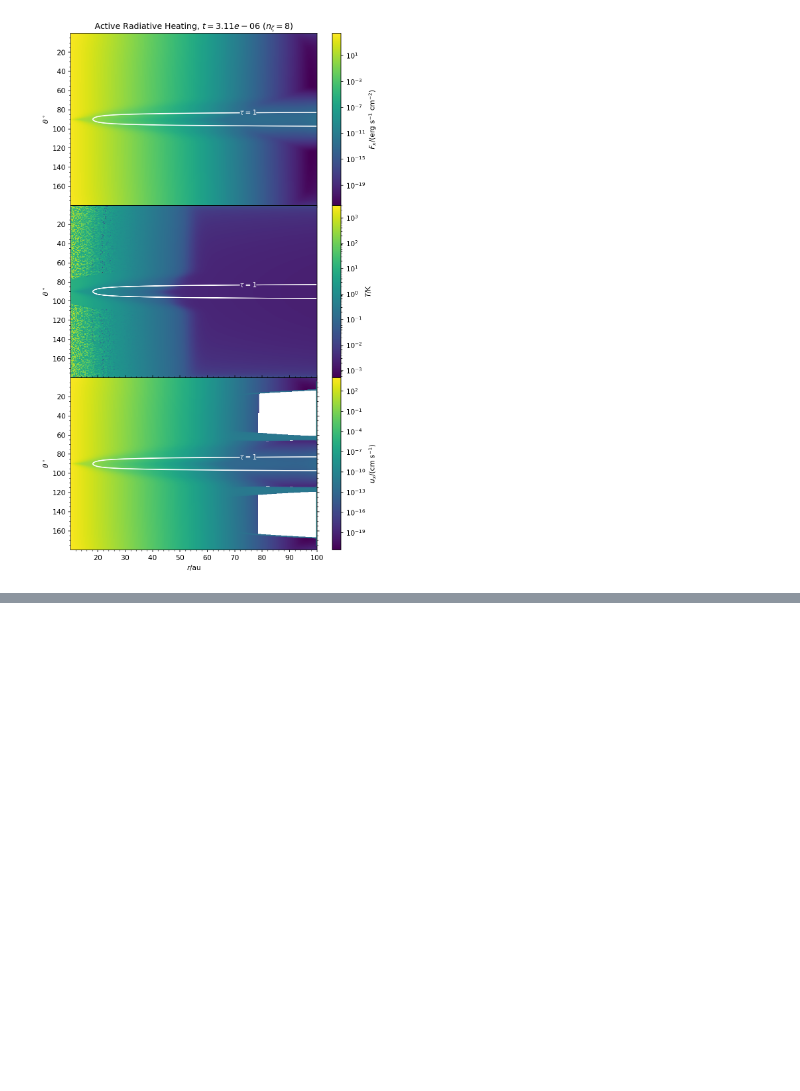
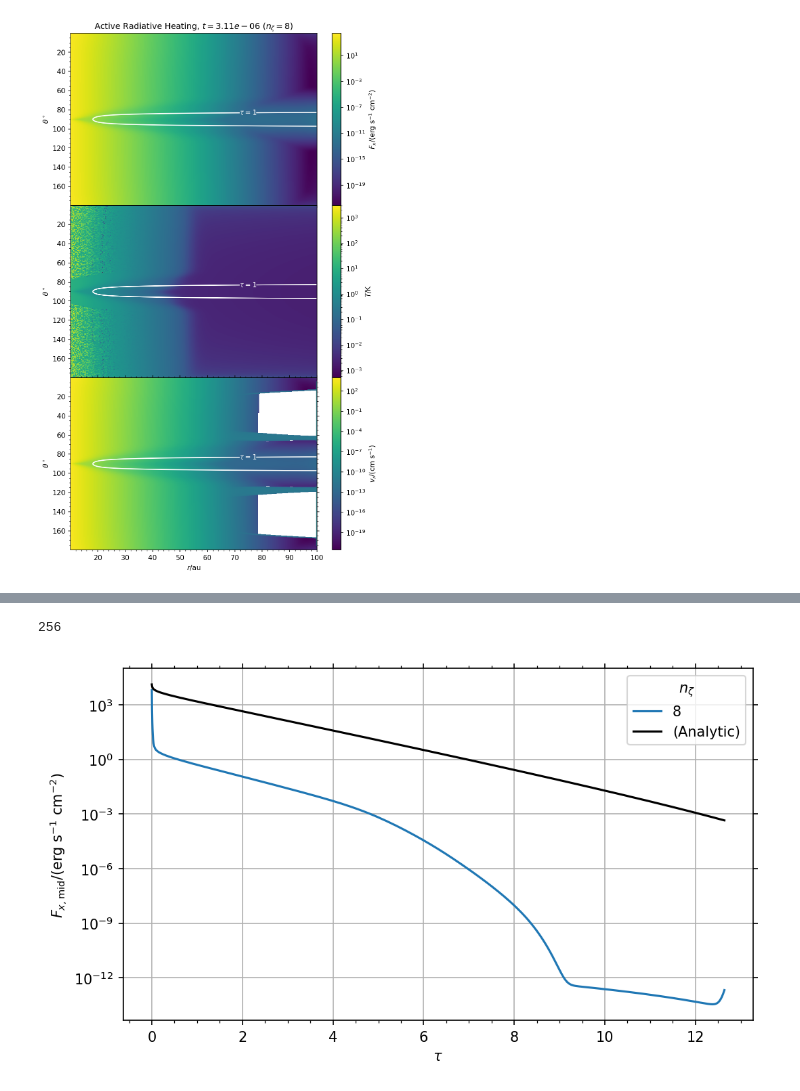
Before and after one commit to sabaronett/rad-hydro, a Jupyter notebook: athena/dev/const_opac/ConstantOpacity_Athena++.ipynb, the cells around one changed output, grey strips where cells are left out. Cells and saved outputs as stored; diff of their text form; code cells hidden in the pictures; blank space fills up the shorter version.

```diff
--- a/athena/dev/const_opac/ConstantOpacity_Athena++.ipynb
+++ b/athena/dev/const_opac/ConstantOpacity_Athena++.ipynb
@@ -515,35 +535,38 @@ import numpy as np
 au = 1.495978707e13 # [cm]
 rad2deg = 180/np.pi
 
-problem_id = 'single_ray_tracing'
-nzetas = [8, 16, 32, 64, 128, 256, 512, 1024]
+problem_id = 'const_opac'
+nzetas = [8]
 fig, ax = plt.subplots(figsize=(8, 4.5), dpi=150)
 
 # Read and plot Athena++ solutions
 for z, nzeta in enumerate(nzetas):
     path = f'nzeta{nzeta}'
     athinput = athena_read.athinput(f'{path}/athinput.{problem_id}')
     length_unit = athinput['radiation']['length_unit']
     L_au = length_unit/au
     athdf = athena_read.athdf(f'{path}/athdf/{problem_id}.out1.00001.athdf')
     Fr1 = athdf['Fr1'][0]
     dr = (athinput['mesh']['x1max'] - athinput['mesh']['x1min'])\
          /athinput['mesh']['nx1']
     dtau = athdf['Sigma_a_0'][0]*dr
     tau_field  = np.cumsum(dtau, axis=1)
     j_mid = athinput['mesh']['nx2']//2
     ax.plot(tau_field[j_mid, :], Fr1[j_mid, :], label=nzeta)
 
 # Plot analytic solution
 j_mid = nx2//2
 print(j_mid)
 ax.plot(tau[j_mid, :], F[j_mid, :], color='black', label='(Analytic)')
 
 # Format (sub)plots
 ax.grid()
 ax.legend(title=r'$n_\zeta$')
 ax.minorticks_on()
 ax.set(xlabel=r'$\tau$', yscale='log', #xscale='log',
        ylabel=r'$F_{x,\mathrm{mid}}/($erg s$^{-1}$ cm$^{-2}$)')
 ax.tick_params(axis='both', which='both', top=True, right=True)
 # plt.savefig('figs/frame.jpg', bbox_inches='tight')
+# %% [output]
+256
+[figure, added]
```
Also changed, not shown: parts of 17 cells of this notebook.
